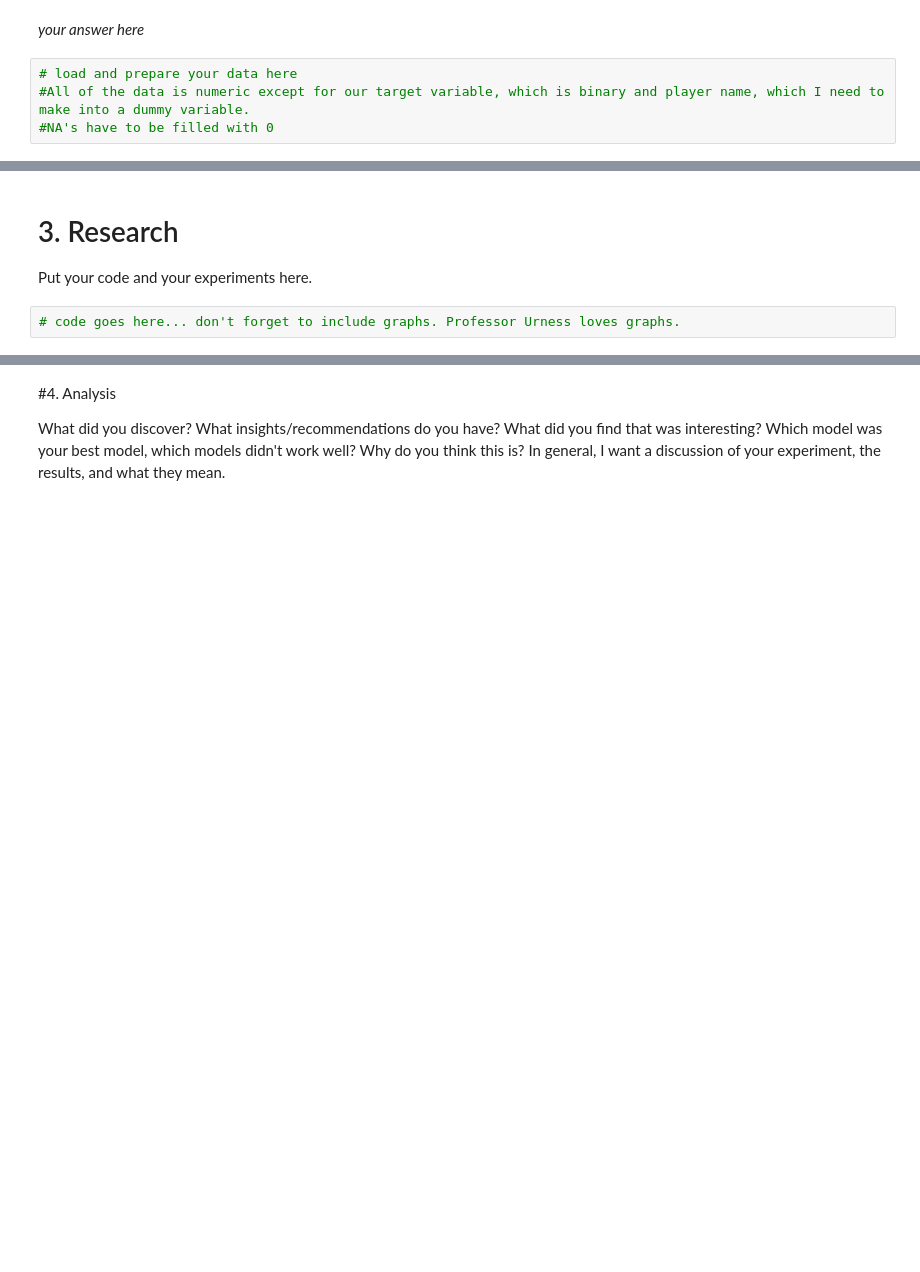
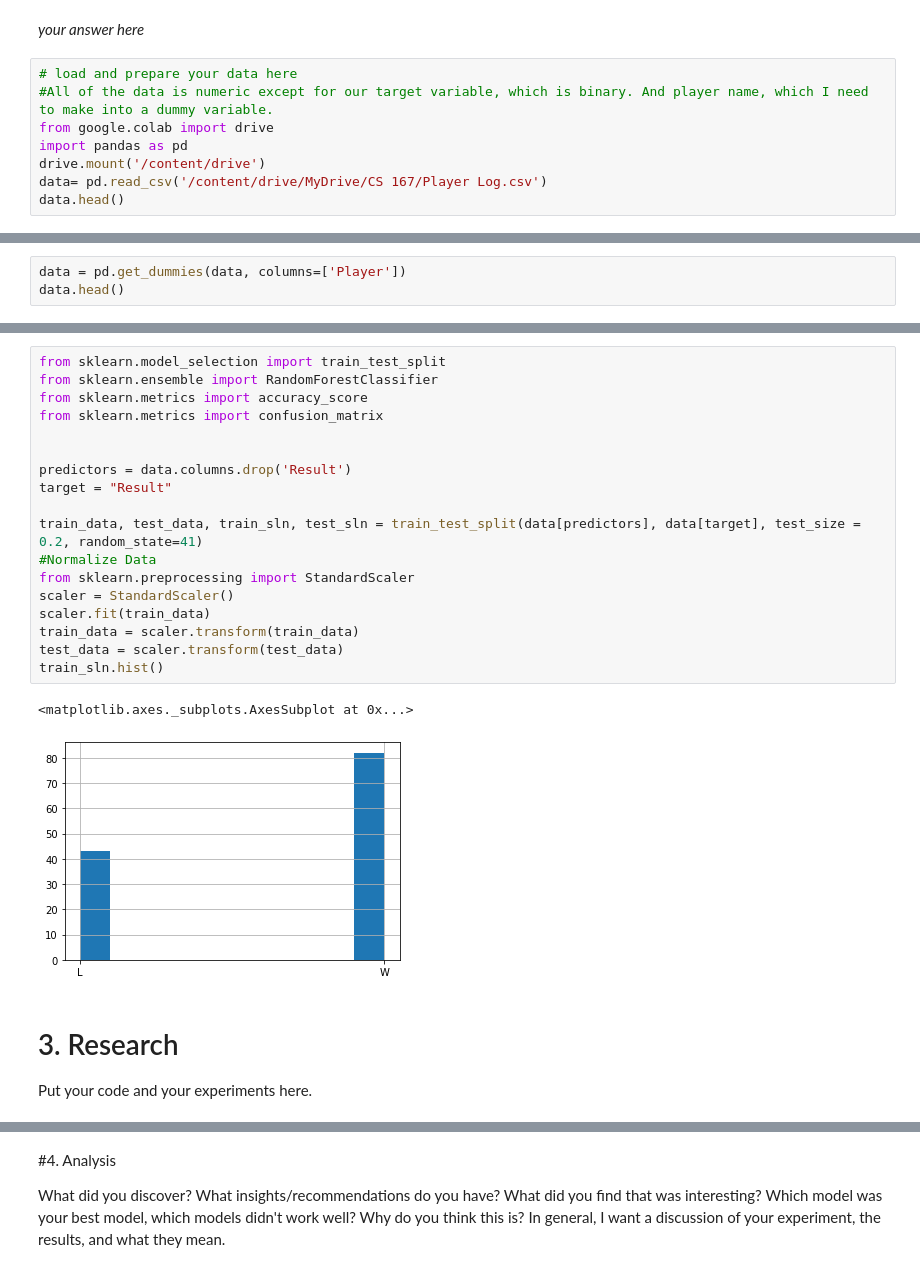
Before and after one commit to j23-cs167/project-2-dhender77, a Jupyter notebook: Project2_Henderson.ipynb, the cells around one changed output, grey strips where cells are left out. Cells and saved outputs as stored; diff of their text form; blank space fills up the shorter version.

```diff
--- a/Project2_Henderson.ipynb
+++ b/Project2_Henderson.ipynb
@@ -19,5 +21,9 @@ Explain your data preparation. What did you have to do to get your data in shape
 *your answer here*
 # %%
 # load and prepare your data here
-#All of the data is numeric except for our target variable, which is binary and player name, which I need to make into a dummy variable.
-#NA's have to be filled with 0
+#All of the data is numeric except for our target variable, which is binary. And player name, which I need to make into a dummy variable.
+from google.colab import drive
+import pandas as pd
+drive.mount('/content/drive')
+data= pd.read_csv('/content/drive/MyDrive/CS 167/Player Log.csv')
+data.head()
@@ -23,0 +60,3 @@ Explain your data preparation. What did you have to do to get your data in shape
+# %%
+data = pd.get_dummies(data, columns=['Player'])
+data.head()
@@ -24,6 +71,25 @@ Explain your data preparation. What did you have to do to get your data in shape
+# %%
+from sklearn.model_selection import train_test_split
+from sklearn.ensemble import RandomForestClassifier
+from sklearn.metrics import accuracy_score
+from sklearn.metrics import confusion_matrix
+
+
+predictors = data.columns.drop('Result')
+target = "Result"
+
+train_data, test_data, train_sln, test_sln = train_test_split(data[predictors], data[target], test_size = 0.2, random_state=41)
+#Normalize Data
+from sklearn.preprocessing import StandardScaler
+scaler = StandardScaler()
+scaler.fit(train_data)
+train_data = scaler.transform(train_data)
+test_data = scaler.transform(test_data)
+train_sln.hist()
+# %% [output]
+<matplotlib.axes._subplots.AxesSubplot at 0x...>
+[figure, added]
 # %% [markdown]
 # 3. Research
 
 Put your code and your experiments here.
-# %%
-# code goes here... don't forget to include graphs. Professor Urness loves graphs.
```
Also changed, not shown: parts of 19 cells of this notebook.
